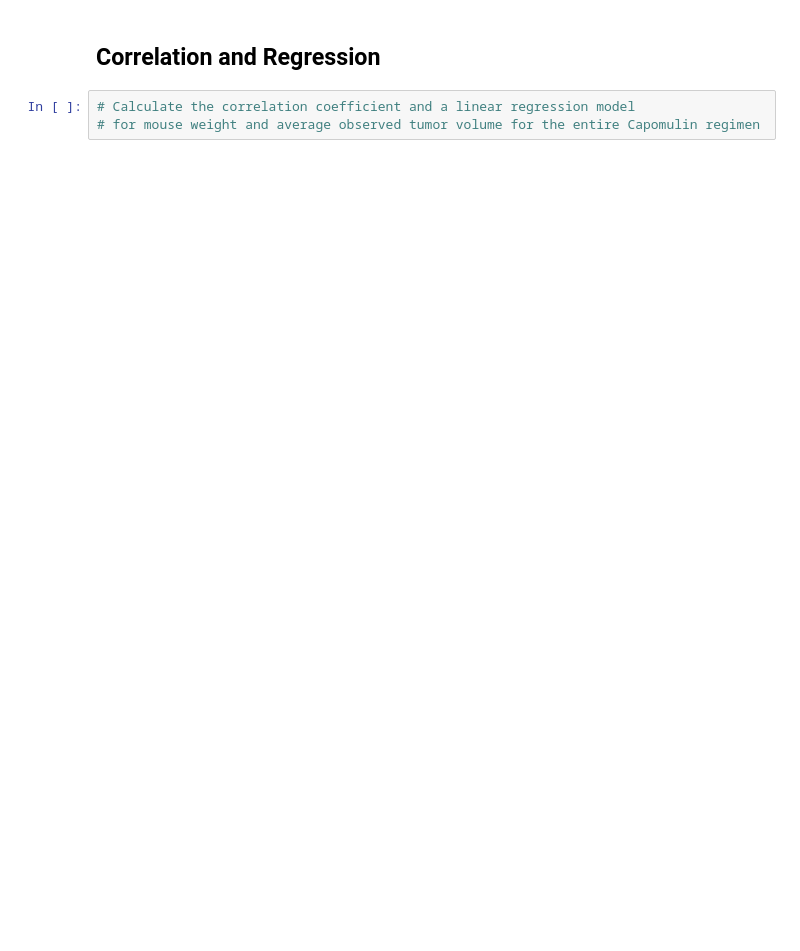
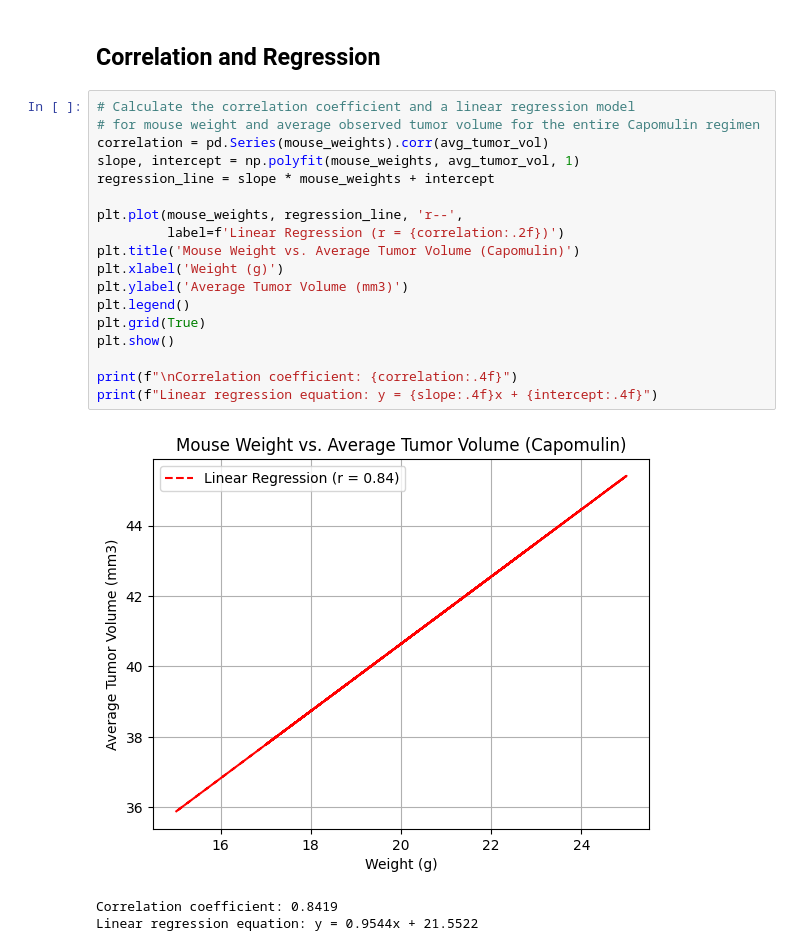
Before and after one commit to chhetripushpa/Challenge-5-pharmaceuticals, a Jupyter notebook: pymaceuticals.ipynb, the cells around one changed output. Drawn from its saved outputs; the diff is of its cells as text; blank space fills up the shorter version.

```diff
--- a/pymaceuticals.ipynb
+++ b/pymaceuticals.ipynb
@@ -281,5 +309,24 @@ plt.show()
 # %% [markdown]
 ## Correlation and Regression
-# %%
-# Calculate the correlation coefficient and a linear regression model
-# for mouse weight and average observed tumor volume for the entire Capomulin regimen
+# %%
+# Calculate the correlation coefficient and a linear regression model
+# for mouse weight and average observed tumor volume for the entire Capomulin regimen
+correlation = pd.Series(mouse_weights).corr(avg_tumor_vol)
+slope, intercept = np.polyfit(mouse_weights, avg_tumor_vol, 1)
+regression_line = slope * mouse_weights + intercept
+
+plt.plot(mouse_weights, regression_line, 'r--',
+         label=f'Linear Regression (r = {correlation:.2f})')
+plt.title('Mouse Weight vs. Average Tumor Volume (Capomulin)')
+plt.xlabel('Weight (g)')
+plt.ylabel('Average Tumor Volume (mm3)')
+plt.legend()
+plt.grid(True)
+plt.show()
+
+print(f"\nCorrelation coefficient: {correlation:.4f}")
+print(f"Linear regression equation: y = {slope:.4f}x + {intercept:.4f}")
+# %% [output]
+[figure, added]
+Correlation coefficient: 0.8419
+Linear regression equation: y = 0.9544x + 21.5522
```
Also changed, not shown: parts of 6 cells of this notebook, 1 other file.
